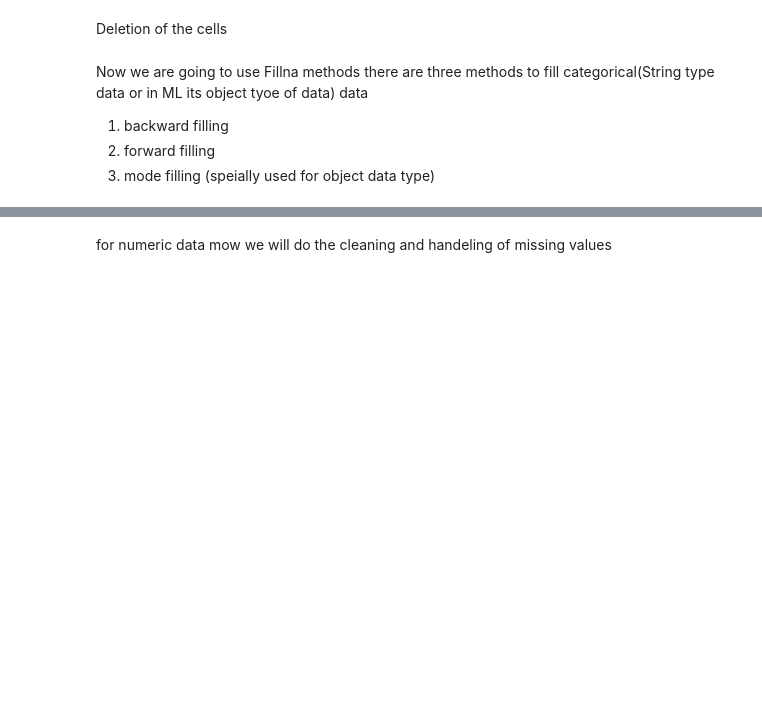
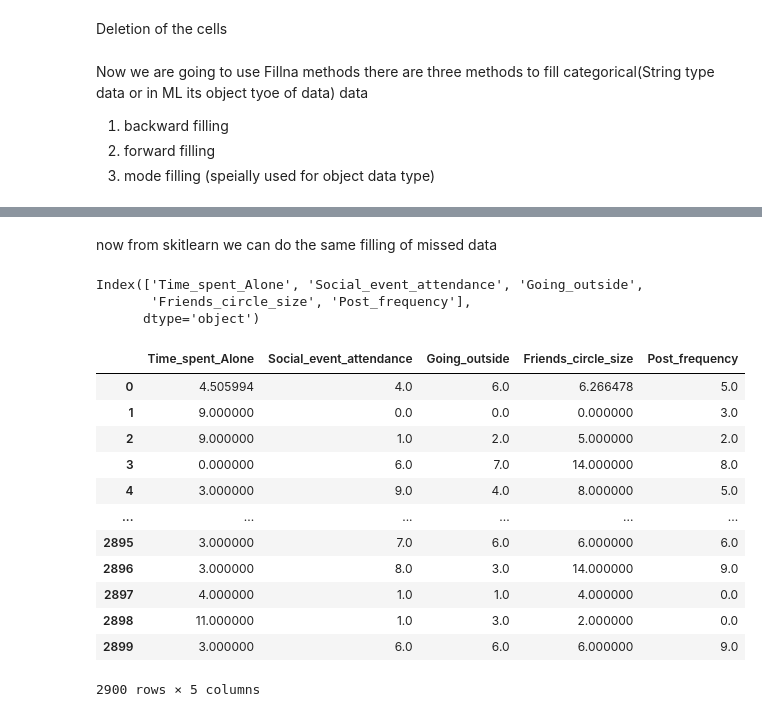
Before and after one commit to gitcrusher/DataScience, a Jupyter notebook: Personality_Analysis/main1.ipynb, the cells around one changed output, grey strips where cells are left out. Drawn from its saved outputs; the diff is of its cells as text; code cells hidden in the pictures; blank space fills up the shorter version.

```diff
--- a/Personality_Analysis/main1.ipynb
+++ b/Personality_Analysis/main1.ipynb
@@ -151,4 +153,29 @@ memory usage: 181.4+ KB
 for i in df.select_dtypes(include="object").isnull().columns:
     df[i].fillna(df[i].mode()[0],inplace=True)
 # %% [markdown]
-for numeric data mow we will do the cleaning and handeling of missing values
+now from skitlearn we can do the same filling of missed data
+# %%
+df.select_dtypes(include="float64").isnull().columns
+# %% [output]
+Index(['Time_spent_Alone', 'Social_event_attendance', 'Going_outside',
+       'Friends_circle_size', 'Post_frequency'],
+      dtype='object')
+# %%
+si = SimpleImputer(strategy="mean")
+cols = ['Time_spent_Alone', 'Social_event_attendance', 'Going_outside','Friends_circle_size', 'Post_frequency']
+df[cols]=si.fit_transform(df[cols])
+df[cols]
+# %% [output]
+|  | Time_spent_Alone | Social_event_attendance | Going_outside | Friends_circle_size | Post_frequency |
+| 0 | 4.505994 | 4.0 | 6.0 | 6.266478 | 5.0 |
+| 1 | 9.000000 | 0.0 | 0.0 | 0.000000 | 3.0 |
+| 2 | 9.000000 | 1.0 | 2.0 | 5.000000 | 2.0 |
+| 3 | 0.000000 | 6.0 | 7.0 | 14.000000 | 8.0 |
+| 4 | 3.000000 | 9.0 | 4.0 | 8.000000 | 5.0 |
+| ... | ... | ... | ... | ... | ... |
+| 2895 | 3.000000 | 7.0 | 6.0 | 6.000000 | 6.0 |
+| 2896 | 3.000000 | 8.0 | 3.0 | 14.000000 | 9.0 |
+| 2897 | 4.000000 | 1.0 | 1.0 | 4.000000 | 0.0 |
+| 2898 | 11.000000 | 1.0 | 3.0 | 2.000000 | 0.0 |
+| 2899 | 3.000000 | 6.0 | 6.0 | 6.000000 | 9.0 |
+2900 rows × 5 columns
```
Also changed, not shown: parts of 7 cells of this notebook.
